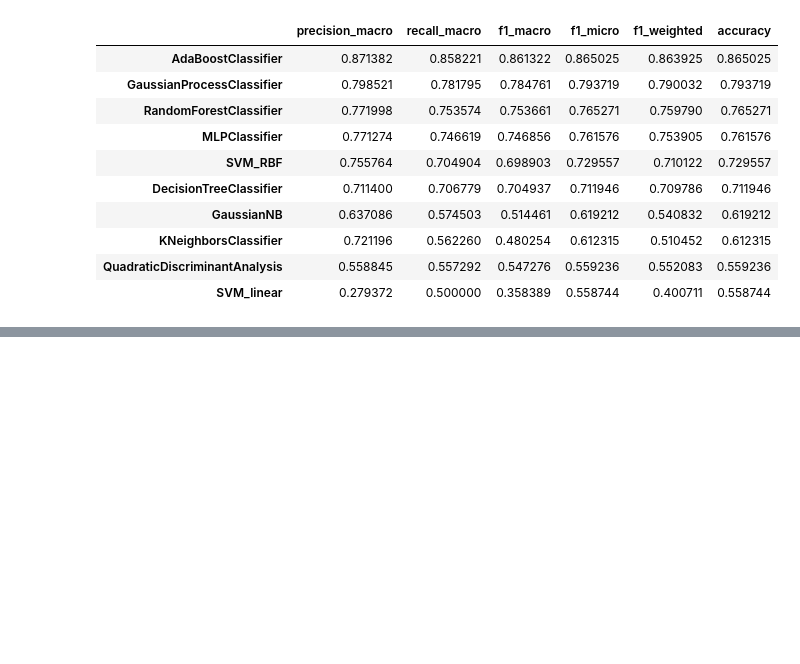
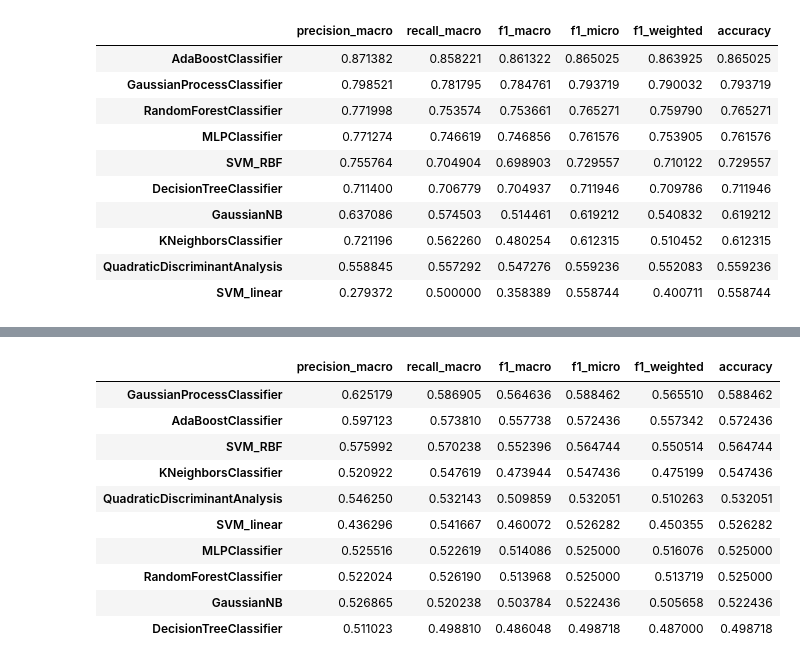
Before and after one commit to sashaaKr/thesis, a Jupyter notebook: notebooks/preparation for 17.7 - model improvments.ipynb, the cells around one changed output, grey strips where cells are left out. Cells and saved outputs as stored; diff of their text form; code cells hidden in the pictures; blank space fills up the shorter version.

```diff
--- a/notebooks/preparation for 17.7 - model improvments.ipynb
+++ b/notebooks/preparation for 17.7 - model improvments.ipynb
@@ -222,0 +335,13 @@ burchard_zwickau_tf_idf_2_5_cosine_results_long_p.sort_values(by=['accuracy'], a
+# %%
+random_indexes = np.split(
+    np.random.choice(
+        range(
+            0,
+            len(zwickau_poorly_similar_with_chops_corpus_without_word_processing_long_p)
+        ),
+        size=len(zwickau_poorly_similar_with_chops_corpus_without_word_processing_long_p),
+        replace=False
+    ),
+    2
+)
+random_indexes
@@ -222,0 +363,12 @@ burchard_zwickau_tf_idf_2_5_cosine_results_long_p.sort_values(by=['accuracy'], a
+# %%
+zwickau_random_chunk_1 = [ zwickau_poorly_similar_with_chops_corpus_without_word_processing_long_p[i] for i in random_indexes[0] ]
+zwickau_random_chunk_2 = [ zwickau_poorly_similar_with_chops_corpus_without_word_processing_long_p[i] for i in random_indexes[1] ]
+# %%
+zwickau_zwickau_features_tfidf_2_5_gram_cosine_similarity_long_p_df = thesisModelFeatures.create_features_df(
+    None,
+    zwickau_random_chunk_1,
+    zwickau_random_chunk_2,
+    n_gram = (2,5),
+    features = { 'tfidf', 'inner_mean_cosine_similarity_score' }
+#     burchard_version_with_original_london_text
+)
@@ -222,0 +378,2 @@ burchard_zwickau_tf_idf_2_5_cosine_results_long_p.sort_values(by=['accuracy'], a
+# %%
+zwickau_zwickau_tf_idf_2_5_cosine_results_long_p = thesisModelFeatures.run_models(zwickau_zwickau_features_tfidf_2_5_gram_cosine_similarity_long_p_df)
@@ -222,0 +391,14 @@ burchard_zwickau_tf_idf_2_5_cosine_results_long_p.sort_values(by=['accuracy'], a
+# %%
+zwickau_zwickau_tf_idf_2_5_cosine_results_long_p.sort_values(by=['accuracy'], ascending=False)
+# %% [output]
+|  | precision_macro | recall_macro | f1_macro | f1_micro | f1_weighted | accuracy |
+| GaussianProcessClassifier | 0.625179 | 0.586905 | 0.564636 | 0.588462 | 0.565510 | 0.588462 |
+| AdaBoostClassifier | 0.597123 | 0.573810 | 0.557738 | 0.572436 | 0.557342 | 0.572436 |
+| SVM_RBF | 0.575992 | 0.570238 | 0.552396 | 0.564744 | 0.550514 | 0.564744 |
+| KNeighborsClassifier | 0.520922 | 0.547619 | 0.473944 | 0.547436 | 0.475199 | 0.547436 |
+| QuadraticDiscriminantAnalysis | 0.546250 | 0.532143 | 0.509859 | 0.532051 | 0.510263 | 0.532051 |
+| SVM_linear | 0.436296 | 0.541667 | 0.460072 | 0.526282 | 0.450355 | 0.526282 |
+| MLPClassifier | 0.525516 | 0.522619 | 0.514086 | 0.525000 | 0.516076 | 0.525000 |
+| RandomForestClassifier | 0.522024 | 0.526190 | 0.513968 | 0.525000 | 0.513719 | 0.525000 |
+| GaussianNB | 0.526865 | 0.520238 | 0.503784 | 0.522436 | 0.505658 | 0.522436 |
+| DecisionTreeClassifier | 0.511023 | 0.498810 | 0.486048 | 0.498718 | 0.487000 | 0.498718 |
```
Also changed, not shown: parts of 17 cells of this notebook.
